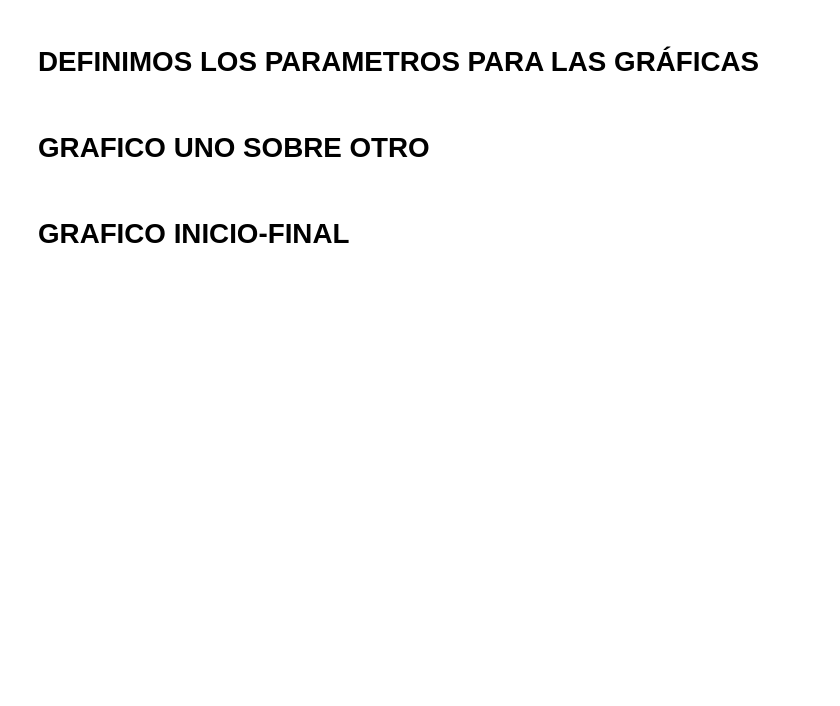
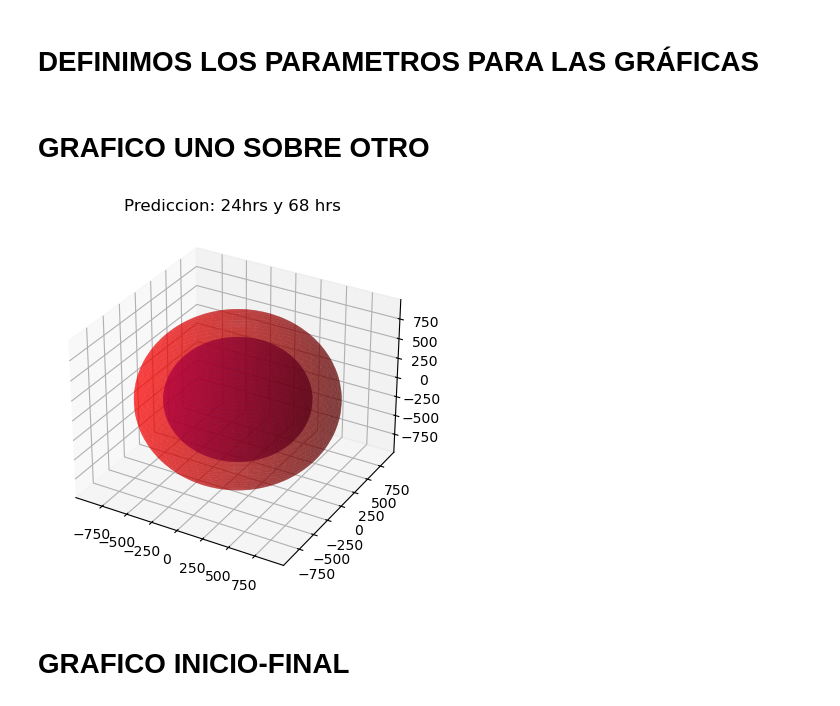
Before and after one commit to AdairPonceuwu/SferoidAnalisis, a Jupyter notebook: Crecimeinto_Esteroides.ipynb, the cells around one changed output. Saved outputs shown, nothing was run; the diff lists cells and outputs as text; code cells hidden in the pictures; blank space fills up the shorter version.

```diff
--- a/Crecimeinto_Esteroides.ipynb
+++ b/Crecimeinto_Esteroides.ipynb
@@ -89,8 +99,8 @@ for dimensiones in list(zip(tiempos,largos, anchos)):
 # %%
 # Definir los parámetros de los esferoides
 # Datos iniciales
-c1 = 956.6 # Distancia desde el centro hasta el polo del primer esferoide(Largo)
-a1 = 939.07 # Semieje ecuatorial del primer esferoide(Ancho)
+c1 = largos[0] # Distancia desde el centro hasta el polo del primer esferoide(Largo)
+a1 = anchos[0] # Semieje ecuatorial del primer esferoide(Ancho)
 
 c2 = largos[6]# Distancia desde el centro hasta el polo del segundo esferoide(Largo)
 a2 = anchos[6]# Semieje ecuatorial del segundo esferoide(Ancho)
@@ -112,18 +122,20 @@ z2 = c2 * np.outer(np.ones(np.size(phi)), np.cos(theta))
 # %%
 # Crear la figura y los ejes 3D
 fig = plt.figure()
 ax = fig.add_subplot(111, projection='3d')
 
 # Graficar los dos esferoides
 ax.plot_surface(x1, y1, z1, color='b', alpha=0.5)
 ax.plot_surface(x2, y2, z2, color='r', alpha=0.5)
 
 # Ajustar la relación de aspecto de los ejes
 ax.set_aspect('auto')
-ax.set_title('168hrs F2 Y Prediccion')
+ax.set_title('Prediccion: 24hrs y 68 hrs')
 
 # Mostrar el gráfico
 plt.show()
+# %% [output]
+[figure, added]
 # %% [markdown]
 # GRAFICO INICIO-FINAL
 # %%
```
Also changed, not shown: parts of 20 cells of this notebook.
